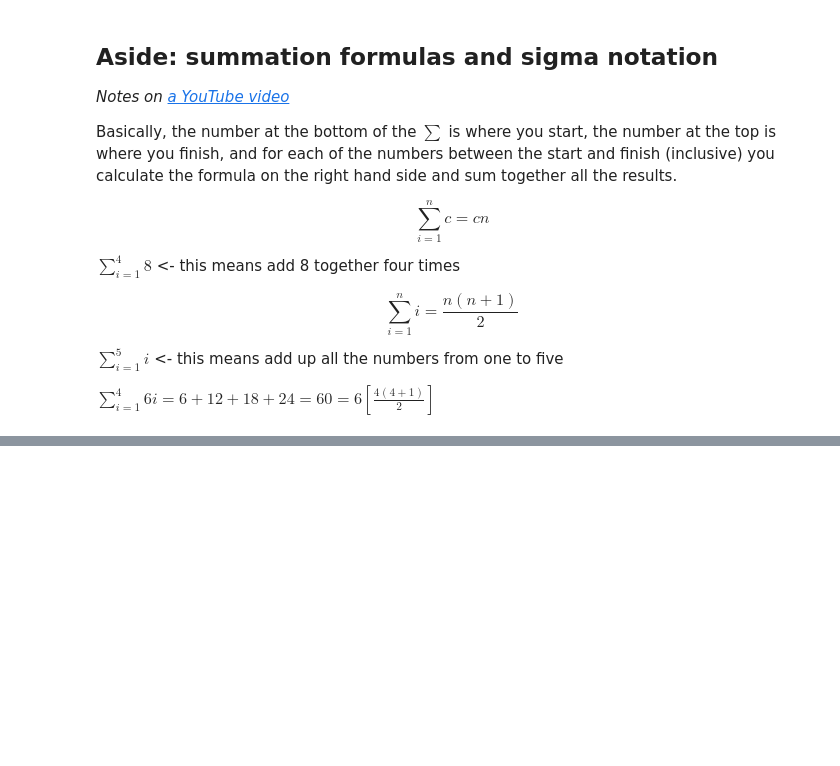
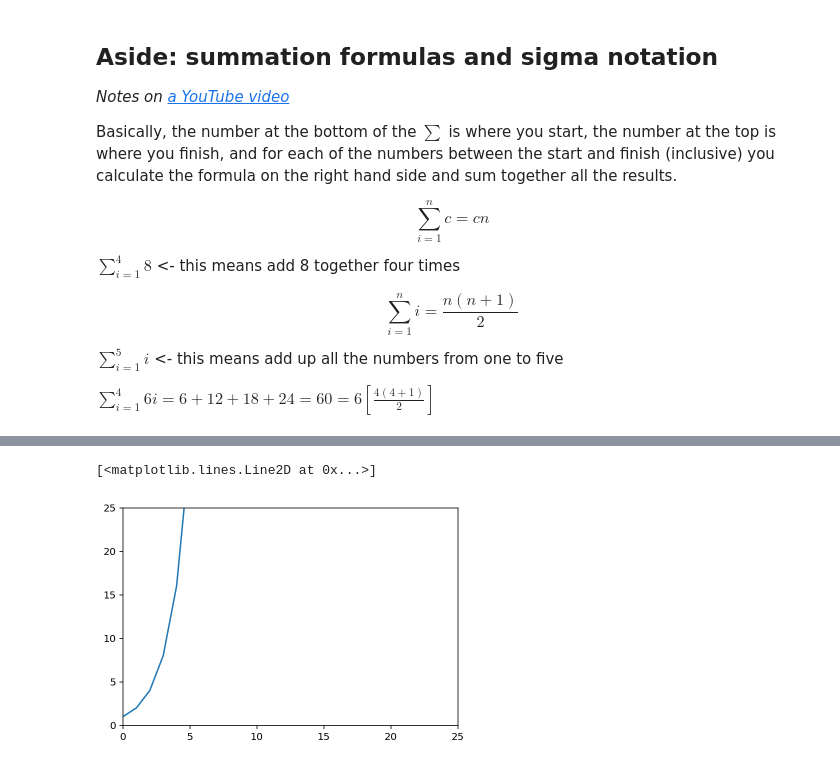
Before and after one commit to idmyn/data-structures-and-algorithms-in-python, a Jupyter notebook: notebooks/ch-03.ipynb, the cells around one changed output, grey strips where cells are left out. Drawn from its saved outputs; the diff is of its cells as text; code cells hidden in the pictures; blank space fills up the shorter version.

```diff
--- a/notebooks/ch-03.ipynb
+++ b/notebooks/ch-03.ipynb
@@ -264,0 +271,10 @@ $\displaystyle\sum\limits_{i=1}^4 6i = 6 + 12 + 18 + 24 = 60 = 6 \left[ \frac{4(
+# %%
+input = range(25)
+
+output = [2 ** n for n in input]
+
+plt.axis([0, 25, 0, 25])
+plt.plot(input, output)
+# %% [output]
+[<matplotlib.lines.Line2D at 0x...>]
+[figure, added]
```
Also changed, not shown: parts of 5 cells of this notebook.
